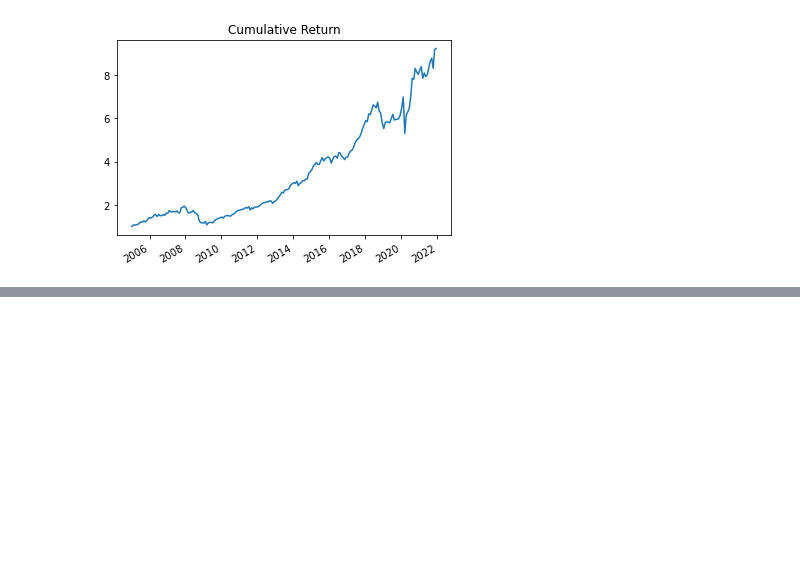
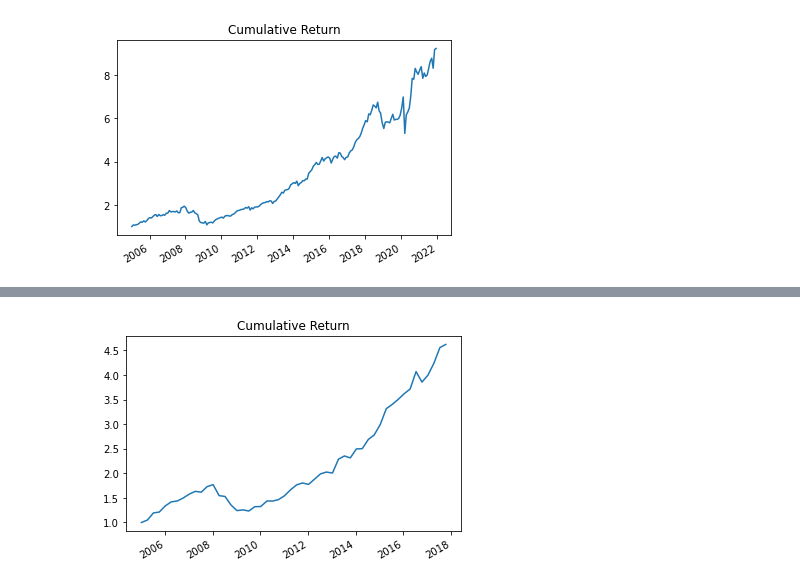
Before and after one commit to thEKurz/Opt_Modeling, a Jupyter notebook: Optimization_Clustering_bayesian_update_EK.ipynb, the cells around one changed output, grey strips where cells are left out. Saved outputs shown, nothing was run; the diff lists cells and outputs as text; code cells hidden in the pictures; blank space fills up the shorter version.

```diff
--- a/Optimization_Clustering_bayesian_update_EK.ipynb
+++ b/Optimization_Clustering_bayesian_update_EK.ipynb
@@ -258,7 +226,7 @@ def get_clusters(corr, cluster_number = 45, Thresh = None):
     stock_clusters['cluster']=kclusters
     return stock_clusters
 
-def constrained_clusters(corr, corr_thresh = .7, stock_pct_thresh = .1,verbose=False):
+def constrained_clusters(corr, corr_thresh = .7, stock_pct_thresh = .1,verbose=False, min_clusters = 10):
     ix = -1 #start at highest threshold and move backward
     threshes = np.exp(np.arange(0,5,.05))#need a better system for this to make it not dependant on number of assets,
 
@@ -292,8 +260,8 @@ def constrained_clusters(corr, corr_thresh = .7, stock_pct_thresh = .1,verbose=F
 #plt.title("hist of ave of internal correlation matrices")
 #plt.show()
 # %%
-def Markowits_Bayes_Cluster_Rebalance(securities_vector, rebalance_period,prior_period,update_period=0,verbose=True,weight_bounds=(-.01,.1), cluster_u_coef=1.25, cluster_l_coef=.5,corr_thresh = .75, clust_num = None):
-    #Bayesian update not yet implemented
+def Markowits_Bayes_Cluster_Rebalance(securities_vector, rebalance_period,prior_period,update_period=0,
+                                      verbose=True,weight_bounds=(-.01,.1), cluster_u_coef=1.25, cluster_l_coef=.5,corr_thresh = .75, clust_num = None):
     i=1
     i_ =round((len(securities_vector)-prior_period)/rebalance_period)
     weights_list=[]
@@ -302,7 +270,7 @@ def Markowits_Bayes_Cluster_Rebalance(securities_vector, rebalance_period,prior_
     for p in range(0,len(securities_vector)-prior_period,rebalance_period):
 
         prior_vector = securities_vector[p:prior_period+p]
-
+        update_vector = securities_vector[prior_period+p-update_period:prior_period+p]
         if verbose:
             print("Iteration " + str(i) + " of " + str(i_))
             print(str(prior_vector.index[0]) + " - " + str(prior_vector.index[-1]))
@@ -315,8 +283,14 @@ def Markowits_Bayes_Cluster_Rebalance(securities_vector, rebalance_period,prior_
             clusters = get_clusters(prior_vector.corr(), cluster_number = clust_num)
             cluster_list.append(clust_num)
         c_map, c_upper, c_lower = Cluster_Constraints(clusters,cluster_u_coef,cluster_l_coef)
+        mu = mean_historical_return(prior_vector)
+        if update_period != 0:
+            for i in range(clust_num):
+                stocksNcluster = clusters.loc[clusters['cluster']==i].index
+                for stock in stocksNcluster:
+                    mu.loc[stock] = calculate_posterior_mean(prior_vector[stock].pct_change().dropna().to_numpy(),
+                                                             update_vector[stocksNcluster].pct_change().dropna().to_numpy())
 
-        mu = mean_historical_return(prior_vector)
         S = CovarianceShrinkage(prior_vector).ledoit_wolf()
         ef = EfficientFrontier(mu, S,weight_bounds=weight_bounds)
         ef.add_sector_constraints(c_map, c_lower, c_upper)
@@ -366,0 +338,3 @@ Portfolio_backtest(returns_1)
+# %%
+SP_Pre2018= SP_Close[:'2018-01-01']
+SP_Pre2018.tail()
@@ -366,0 +350,3 @@ Portfolio_backtest(returns_1)
+# %%
+#3 month
+returns_2, _ = Markowits_Bayes_Cluster_Rebalance(SP_Pre2018,63,252*5,63,weight_bounds=(-.005,.2), cluster_u_coef=2, cluster_l_coef=.02,clust_num=40)
@@ -366,0 +371,4 @@ Portfolio_backtest(returns_1)
+# %%
+Portfolio_backtest(returns_2)
+# %% [output]
+[figure, added]
```
Also changed, not shown: parts of 23 cells of this notebook, 1 other file.
